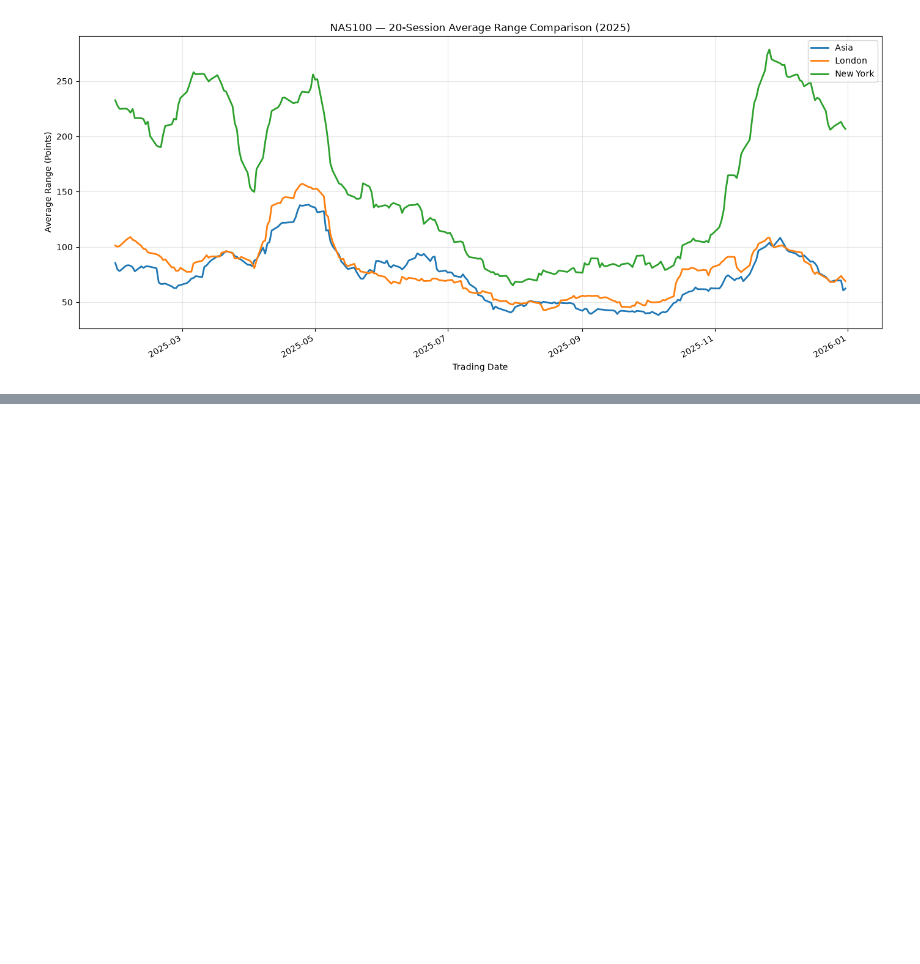
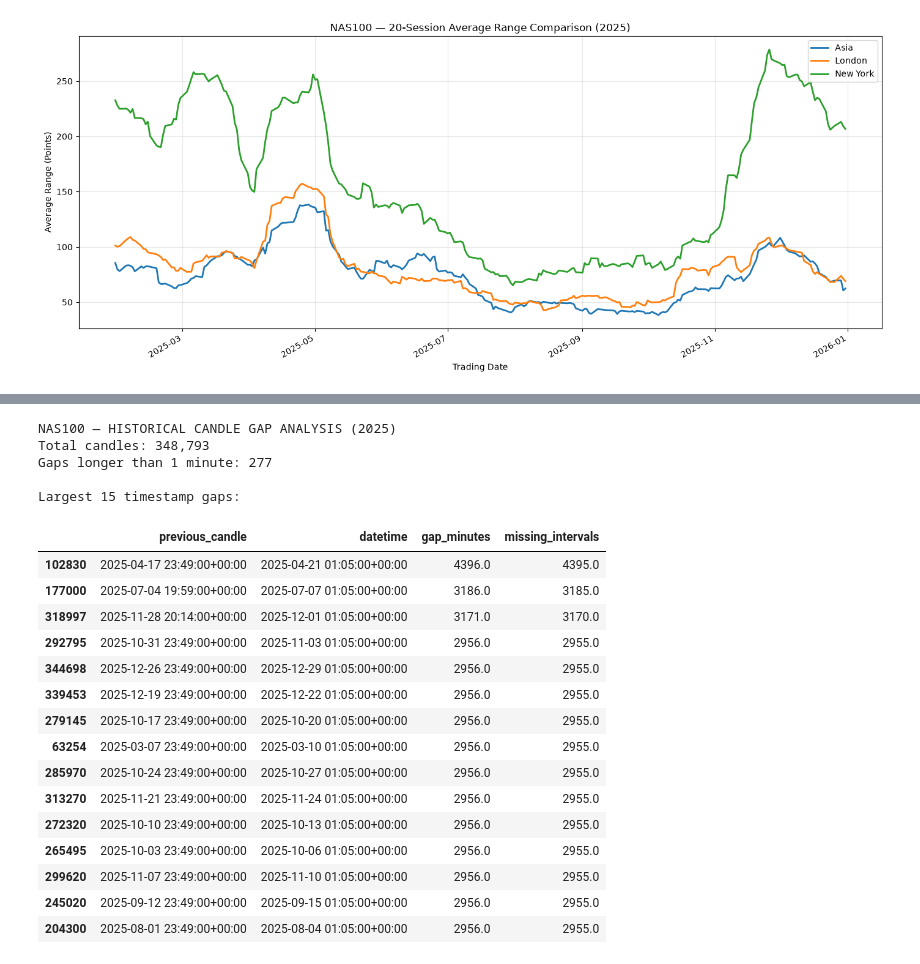
Before and after one commit to oa1013/candle-fetcher, a Jupyter notebook: notebooks/08_daily_session_range_analyzer.ipynb, the cells around one changed output, grey strips where cells are left out. Drawn from its saved outputs; the diff is of its cells as text; code cells hidden in the pictures; blank space fills up the shorter version.

```diff
--- a/notebooks/08_daily_session_range_analyzer.ipynb
+++ b/notebooks/08_daily_session_range_analyzer.ipynb
@@ -971,0 +1001,65 @@ plt.show()
+# %%
+
+# Step 25 — Identify gaps between candle timestamps
+
+gap_data = df[["datetime"]].copy()
+
+gap_data = gap_data.sort_values("datetime").reset_index(drop=True)
+
+gap_data["previous_candle"] = gap_data["datetime"].shift(1)
+
+gap_data["time_difference"] = (
+    gap_data["datetime"] - gap_data["previous_candle"]
+)
+
+# Find intervals longer than one minute
+gaps = gap_data[
+    gap_data["time_difference"] > pd.Timedelta(minutes=1)
+].copy()
+
+gaps["gap_minutes"] = (
+    gaps["time_difference"].dt.total_seconds() / 60
+)
+
+gaps["missing_intervals"] = gaps["gap_minutes"] - 1
+
+print("NAS100 — HISTORICAL CANDLE GAP ANALYSIS (2025)")
+print(f"Total candles: {len(df):,}")
+print(f"Gaps longer than 1 minute: {len(gaps):,}")
+
+print("\nLargest 15 timestamp gaps:")
+
+display(
+    gaps[
+        [
+            "previous_candle",
+            "datetime",
+            "gap_minutes",
+            "missing_intervals"
+        ]
+    ]
+    .sort_values("gap_minutes", ascending=False)
+    .head(15)
+)
+# %% [output]
+NAS100 — HISTORICAL CANDLE GAP ANALYSIS (2025)
+Total candles: 348,793
+Gaps longer than 1 minute: 277
+
+Largest 15 timestamp gaps:
+|  | previous_candle | datetime | gap_minutes | missing_intervals |
+| 102830 | 2025-04-17 23:49:00+00:00 | 2025-04-21 01:05:00+00:00 | 4396.0 | 4395.0 |
+| 177000 | 2025-07-04 19:59:00+00:00 | 2025-07-07 01:05:00+00:00 | 3186.0 | 3185.0 |
+| 318997 | 2025-11-28 20:14:00+00:00 | 2025-12-01 01:05:00+00:00 | 3171.0 | 3170.0 |
+| 292795 | 2025-10-31 23:49:00+00:00 | 2025-11-03 01:05:00+00:00 | 2956.0 | 2955.0 |
+| 344698 | 2025-12-26 23:49:00+00:00 | 2025-12-29 01:05:00+00:00 | 2956.0 | 2955.0 |
+| 339453 | 2025-12-19 23:49:00+00:00 | 2025-12-22 01:05:00+00:00 | 2956.0 | 2955.0 |
+| 279145 | 2025-10-17 23:49:00+00:00 | 2025-10-20 01:05:00+00:00 | 2956.0 | 2955.0 |
+| 63254 | 2025-03-07 23:49:00+00:00 | 2025-03-10 01:05:00+00:00 | 2956.0 | 2955.0 |
+| 285970 | 2025-10-24 23:49:00+00:00 | 2025-10-27 01:05:00+00:00 | 2956.0 | 2955.0 |
+| 313270 | 2025-11-21 23:49:00+00:00 | 2025-11-24 01:05:00+00:00 | 2956.0 | 2955.0 |
+| 272320 | 2025-10-10 23:49:00+00:00 | 2025-10-13 01:05:00+00:00 | 2956.0 | 2955.0 |
+| 265495 | 2025-10-03 23:49:00+00:00 | 2025-10-06 01:05:00+00:00 | 2956.0 | 2955.0 |
+| 299620 | 2025-11-07 23:49:00+00:00 | 2025-11-10 01:05:00+00:00 | 2956.0 | 2955.0 |
+| 245020 | 2025-09-12 23:49:00+00:00 | 2025-09-15 01:05:00+00:00 | 2956.0 | 2955.0 |
+| 204300 | 2025-08-01 23:49:00+00:00 | 2025-08-04 01:05:00+00:00 | 2956.0 | 2955.0 |
```
Also changed, not shown: parts of 6 cells of this notebook, 1 other file.
